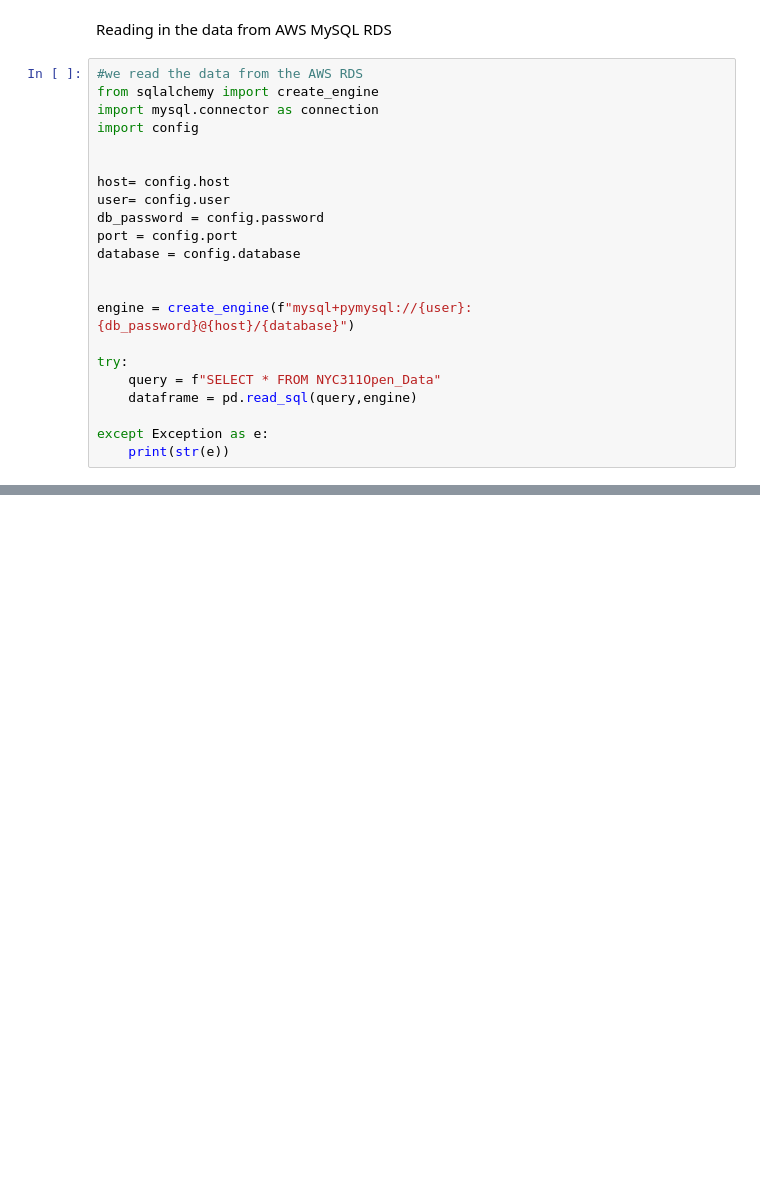
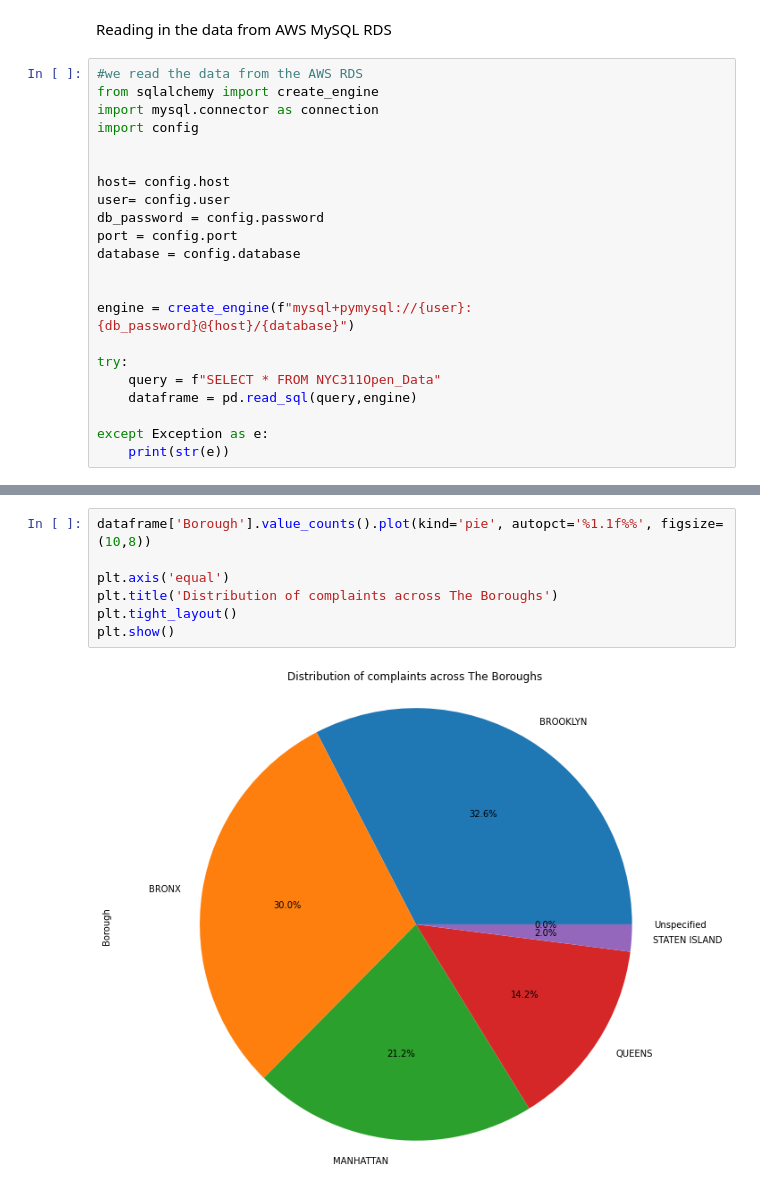
Before and after one commit to kkrusere/Developing-a-Score-to-Measure-Riskiness-of-Residential-Properties-Insurance, a Jupyter notebook: exploratory_data_analysis.ipynb, the cells around one changed output, grey strips where cells are left out. Saved outputs shown, nothing was run; the diff lists cells and outputs as text; blank space fills up the shorter version.

```diff
--- a/exploratory_data_analysis.ipynb
+++ b/exploratory_data_analysis.ipynb
@@ -50,0 +138,9 @@ except Exception as e:
+# %%
+dataframe['Borough'].value_counts().plot(kind='pie', autopct='%1.1f%%', figsize=(10,8))
+
+plt.axis('equal')
+plt.title('Distribution of complaints across The Boroughs')
+plt.tight_layout()
+plt.show()
+# %% [output]
+[figure, added]
```
Also changed, not shown: parts of 34 cells of this notebook.
